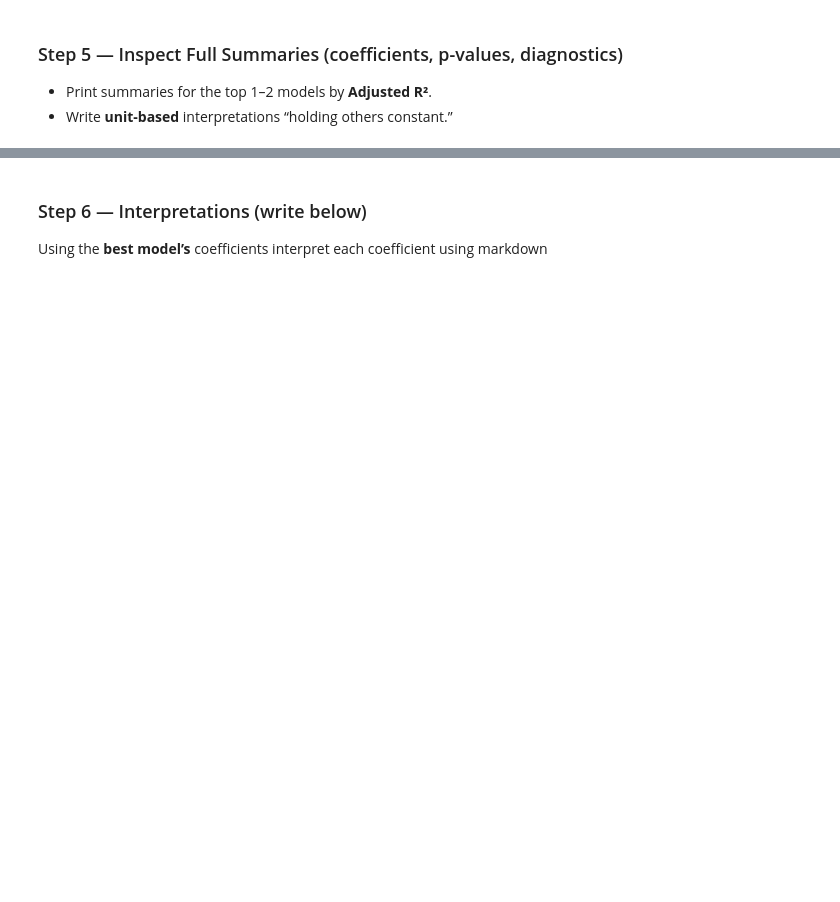
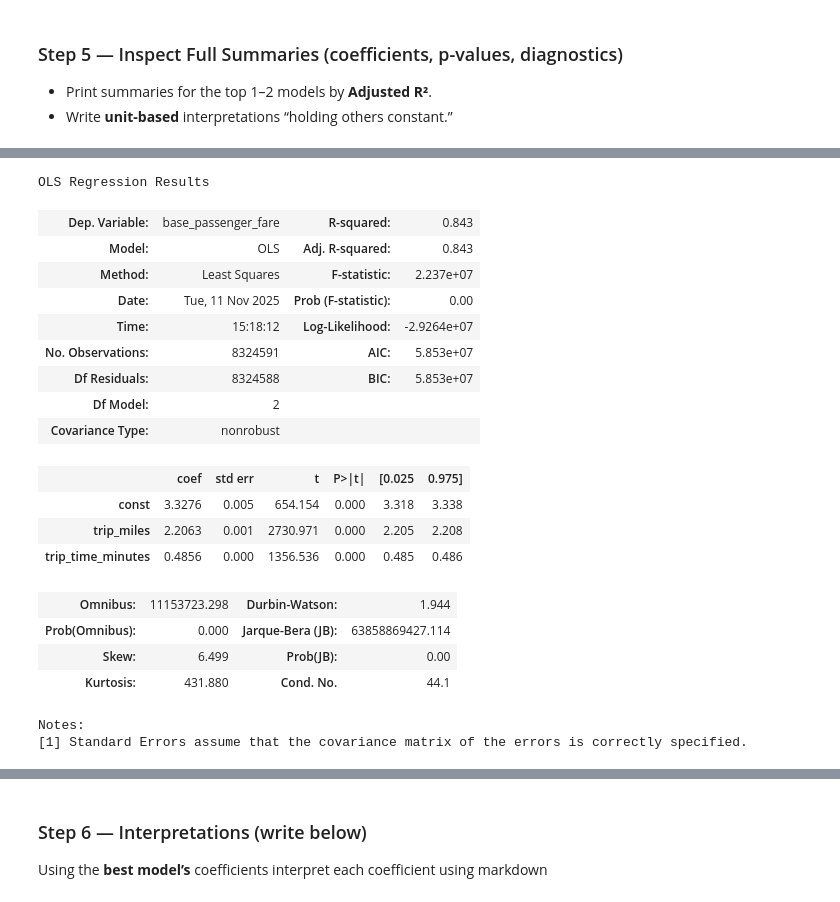
Before and after one commit to Commit-Thomas/DA2025_Lectures, a Jupyter notebook: Mod6/CodeAssignments/Mod6L10_CodeAssignment_STUDENT.ipynb, the cells around one changed output, grey strips where cells are left out. Drawn from its saved outputs; the diff is of its cells as text; code cells hidden in the pictures; blank space fills up the shorter version.

```diff
--- a/Mod6/CodeAssignments/Mod6L10_CodeAssignment_STUDENT.ipynb
+++ b/Mod6/CodeAssignments/Mod6L10_CodeAssignment_STUDENT.ipynb
@@ -185,0 +220,23 @@ Notes:
+# %%
+modelB.summary()
+# %% [output]
+OLS Regression Results
+| Dep. Variable: | base_passenger_fare | R-squared: | 0.843 |
+| Model: | OLS | Adj. R-squared: | 0.843 |
+| Method: | Least Squares | F-statistic: | 2.237e+07 |
+| Date: | Tue, 11 Nov 2025 | Prob (F-statistic): | 0.00 |
+| Time: | 15:18:12 | Log-Likelihood: | -2.9264e+07 |
+| No. Observations: | 8324591 | AIC: | 5.853e+07 |
+| Df Residuals: | 8324588 | BIC: | 5.853e+07 |
+| Df Model: | 2 |  |  |
+| Covariance Type: | nonrobust |  |  |
+|  | coef | std err | t | P>|t| | [0.025 | 0.975] |
+| const | 3.3276 | 0.005 | 654.154 | 0.000 | 3.318 | 3.338 |
+| trip_miles | 2.2063 | 0.001 | 2730.971 | 0.000 | 2.205 | 2.208 |
+| trip_time_minutes | 0.4856 | 0.000 | 1356.536 | 0.000 | 0.485 | 0.486 |
+| Omnibus: | 11153723.298 | Durbin-Watson: | 1.944 |
+| Prob(Omnibus): | 0.000 | Jarque-Bera (JB): | 63858869427.114 |
+| Skew: | 6.499 | Prob(JB): | 0.00 |
+| Kurtosis: | 431.880 | Cond. No. | 44.1 |
+Notes:
+[1] Standard Errors assume that the covariance matrix of the errors is correctly specified.
```
Also changed, not shown: parts of 8 cells of this notebook.
